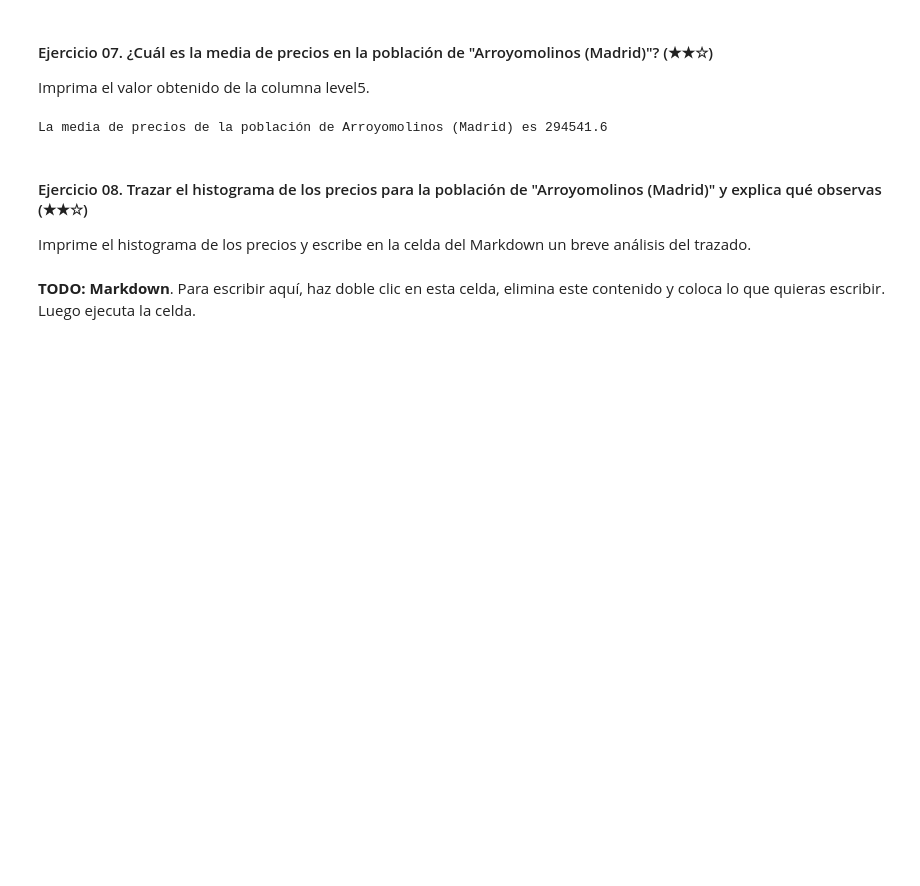
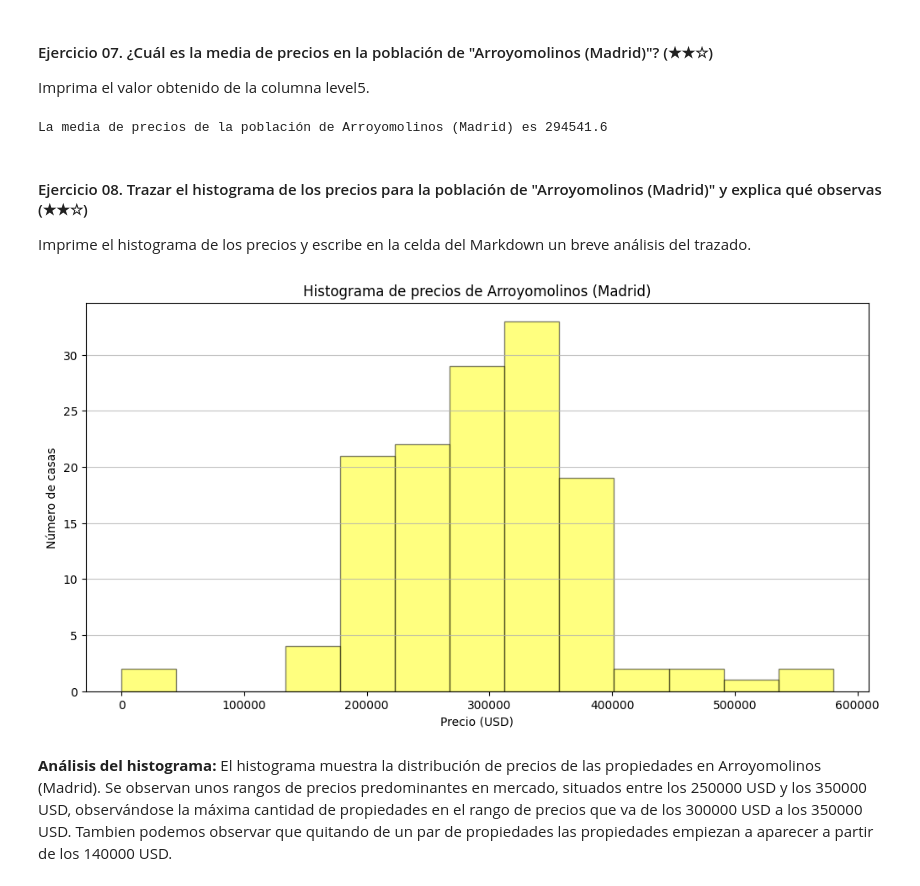
Before and after one commit to 4GeeksAcademy/kiliangil-data-clean-up-pandas-for-beginners-project, a Jupyter notebook: project.es.ipynb, the cells around one changed output. Cells and saved outputs as stored; diff of their text form; code cells hidden in the pictures; blank space fills up the shorter version.

Commit message:
Todos los ejercicios completados

```diff
--- a/project.es.ipynb
+++ b/project.es.ipynb
@@ -220,6 +220,15 @@ Imprime el histograma de los precios y escribe en la celda del Markdown un breve
 # %%
 import matplotlib.pyplot as plt
 
-# Trazar el histograma de precios
+plt.figure(figsize=(12,6))
+plt.hist(df_arroyomolinos['price'], bins='auto', alpha = 0.5, color='yellow', edgecolor='black')
+plt.title("Histograma de precios de Arroyomolinos (Madrid)")
+plt.xlabel("Precio (USD)")
+plt.ylabel("Número de casas")
+plt.grid(axis='y', alpha=0.75)
+plt.show()
+# %% [output]
+[figure, added]
 # %% [markdown]
-**TODO: Markdown**. Para escribir aquí, haz doble clic en esta celda, elimina este contenido y coloca lo que quieras escribir. Luego ejecuta la celda.
+**Análisis del histograma:**
+El histograma muestra la distribución de precios de las propiedades en Arroyomolinos (Madrid). Se observan unos rangos de precios predominantes en mercado, situados entre los 250000 USD y los 350000 USD, observándose la máxima cantidad de propiedades en el rango de precios que va de los 300000 USD a los 350000 USD. Tambien podemos observar que quitando de un par de propiedades las propiedades empiezan a aparecer a partir de los 140000 USD.
```
